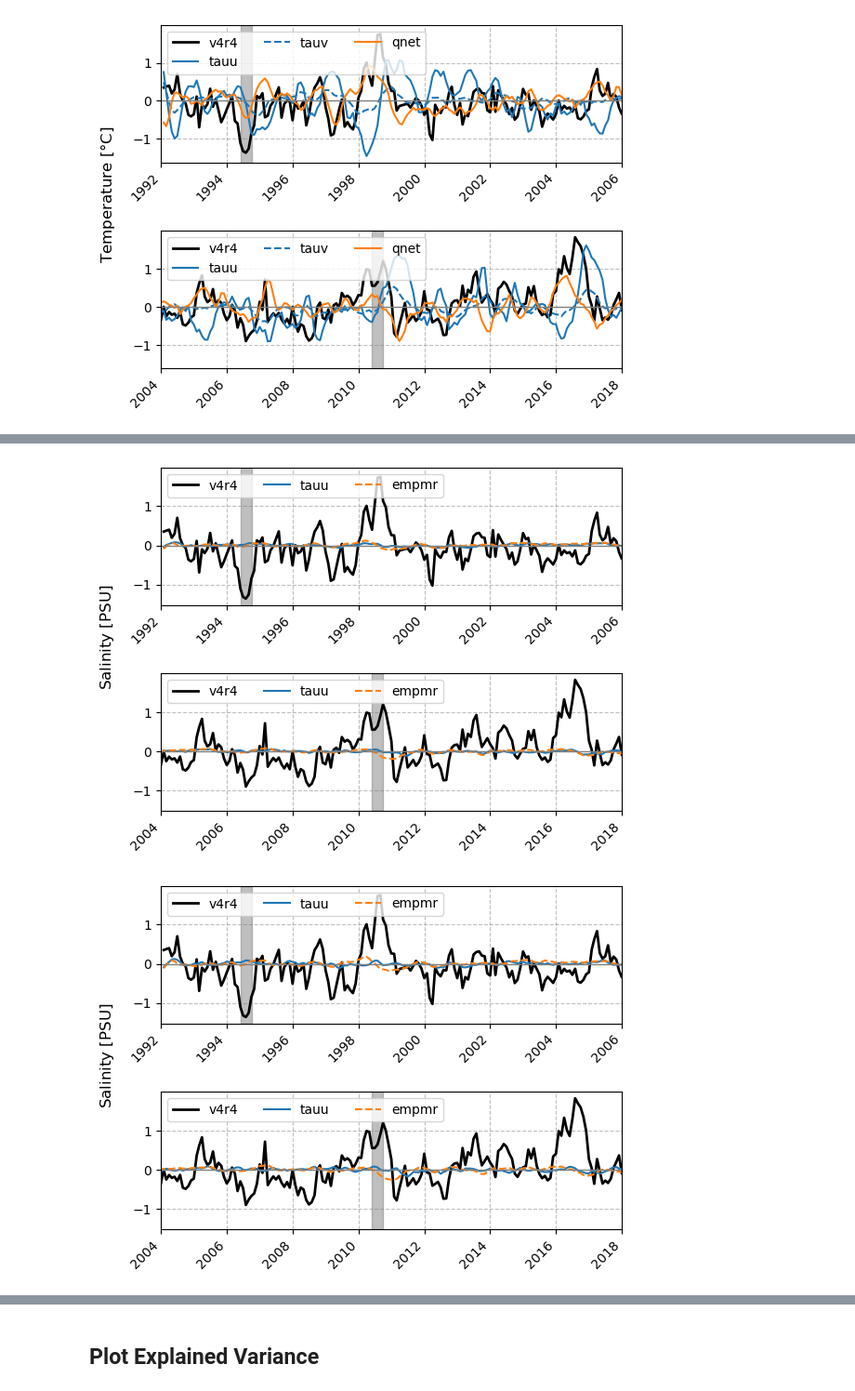
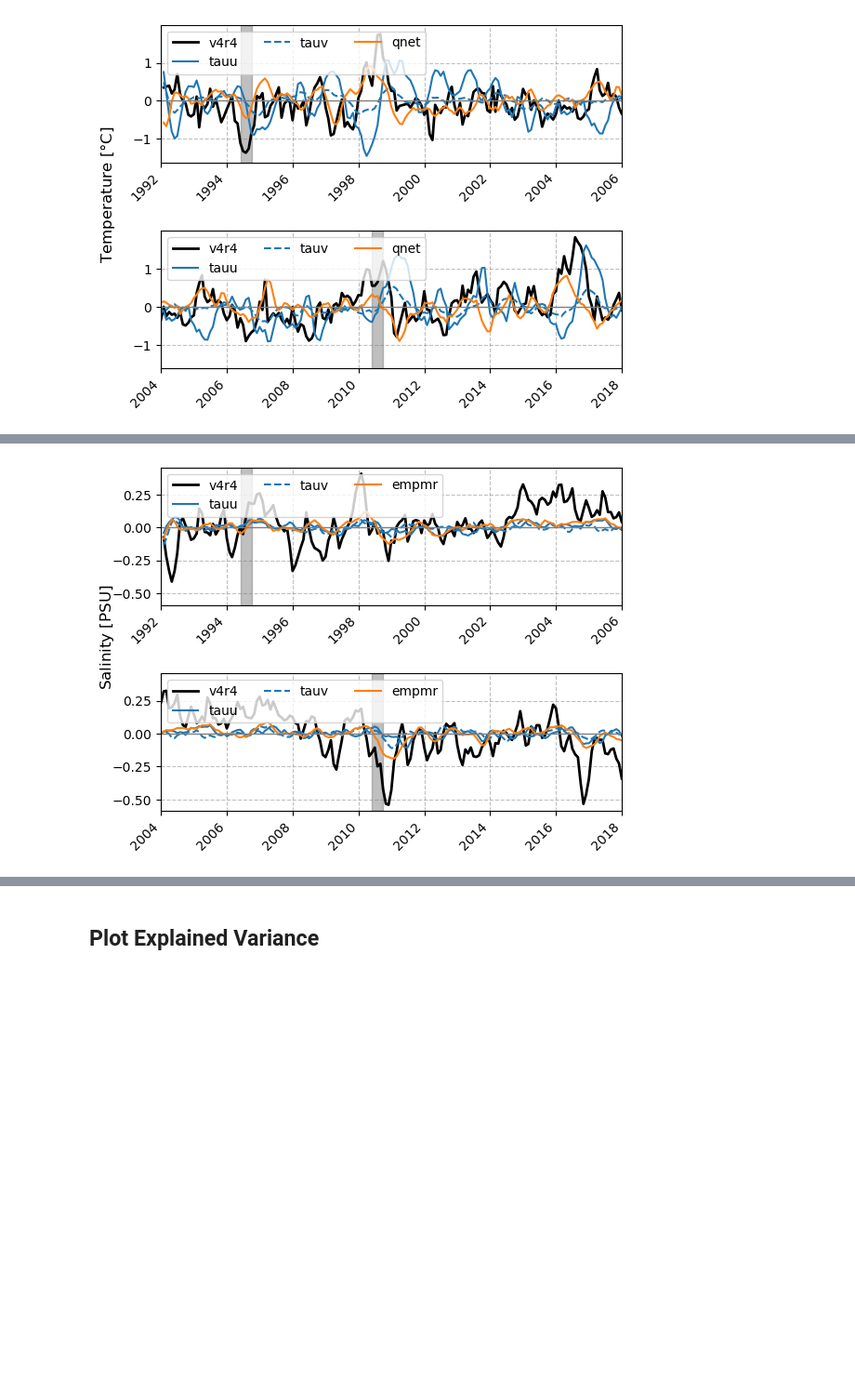
Before and after one commit to ECCO-Summer-School/ESS25-Team_ECCO-UP, a Jupyter notebook: contributors/andrew/convolution_figures.ipynb, the cells around one changed output, grey strips where cells are left out. Shown: that part at 93% size. Cells and saved outputs as stored; diff of their text form; code cells hidden in the pictures; blank space fills up the shorter version.

Commit message:
add tracer figures notebook

```diff
--- a/contributors/andrew/convolution_figures.ipynb
+++ b/contributors/andrew/convolution_figures.ipynb
@@ -128,8 +128,9 @@ def calc_v4_anom(ds):
         if data_var == "month_no":
             continue
         monthly_mean = ds_anom[data_var].groupby("time.month").mean()
+        # print(monthly_mean["month"])
         clima = xr.DataArray(
-            calc_climatology(monthly_mean["month"].values, monthly_mean.values, 3, f=1/12, fit_axis=0),
+            calc_climatology(monthly_mean["month"].values - 1, monthly_mean.values, 3, f=1/12, fit_axis=0),
             coords={
                 "month": monthly_mean["month"],
             }
@@ -260,43 +261,24 @@ plot_v4_time_series(
 # %%
 plot_v4_time_series(
     da_list=[
-        ds_monthly_anom["sea_surface_temperature"],
+        ds_monthly_anom["sea_surface_salinity"],
         ds_conv_s_94_anom["tauu"].sel(lag=24),
+        ds_conv_s_94_anom["tauv"].sel(lag=24),
         ds_conv_s_94_anom["empmr"].sel(lag=24),
     ],
     labels=[
         "v4r4",
         "tauu",
+        "tauv",
         "empmr",
     ],
     y_label="Salinity [$\\mathsf{PSU}$]",
     name="sss_conv_reconstructed_1994_objf.png",
     custom_cycler=(
-        cycler(color=['k', '#1f77b4', '#ff7f0e',])
-        + cycler(ls=['-', '-', '--'])
-        + cycler(lw=[2, 1.5, 1.5])
+        cycler(color=['k', '#1f77b4', '#1f77b4', '#ff7f0e'])
+        + cycler(ls=['-', '-', '--', '-'])
+        + cycler(lw=[2, 1.5, 1.5, 1.5])
     )
 )
-
-plot_v4_time_series(
-    da_list=[
-        ds_monthly_anom["sea_surface_temperature"],
-        ds_conv_s_10_anom["tauu"].sel(lag=24),
-        ds_conv_s_10_anom["empmr"].sel(lag=24),
-    ],
-    labels=[
-        "v4r4",
-        "tauu",
-        "empmr",
-    ],
-    y_label="Salinity [$\\mathsf{PSU}$]",
-    name="sss_conv_reconstructed_2010_objf.png",
-    custom_cycler=(
-        cycler(color=['k', '#1f77b4', '#ff7f0e',])
-        + cycler(ls=['-', '-', '--'])
-        + cycler(lw=[2, 1.5, 1.5])
-    )
-)
 # %% [output]
-[figure, old version]
+[figure, new version]
-[figure, removed]
```
Also changed, not shown: parts of 2 cells of this notebook, 5 other files.
